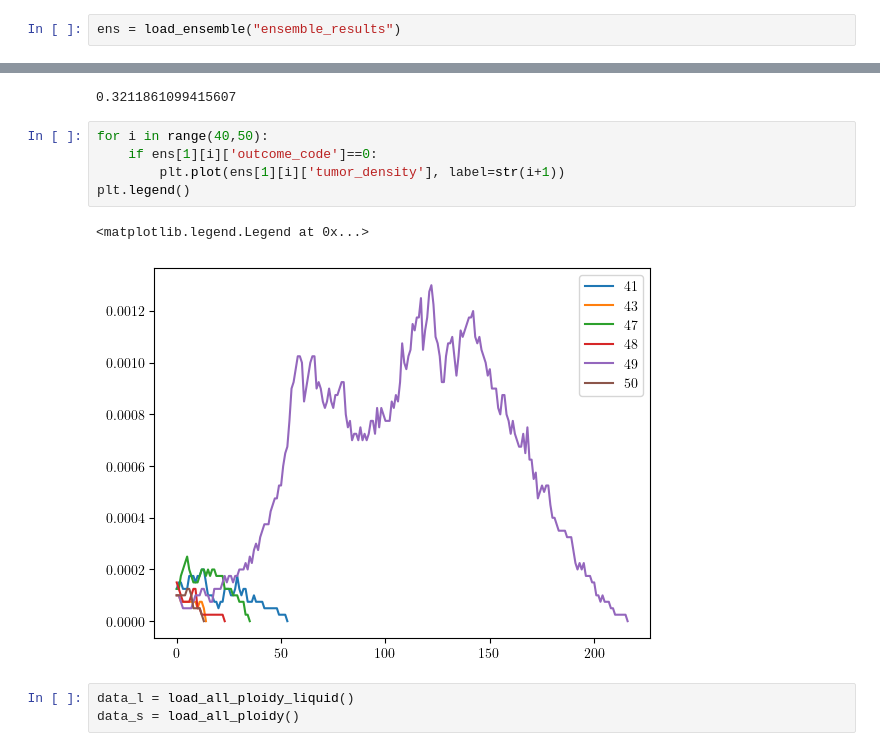
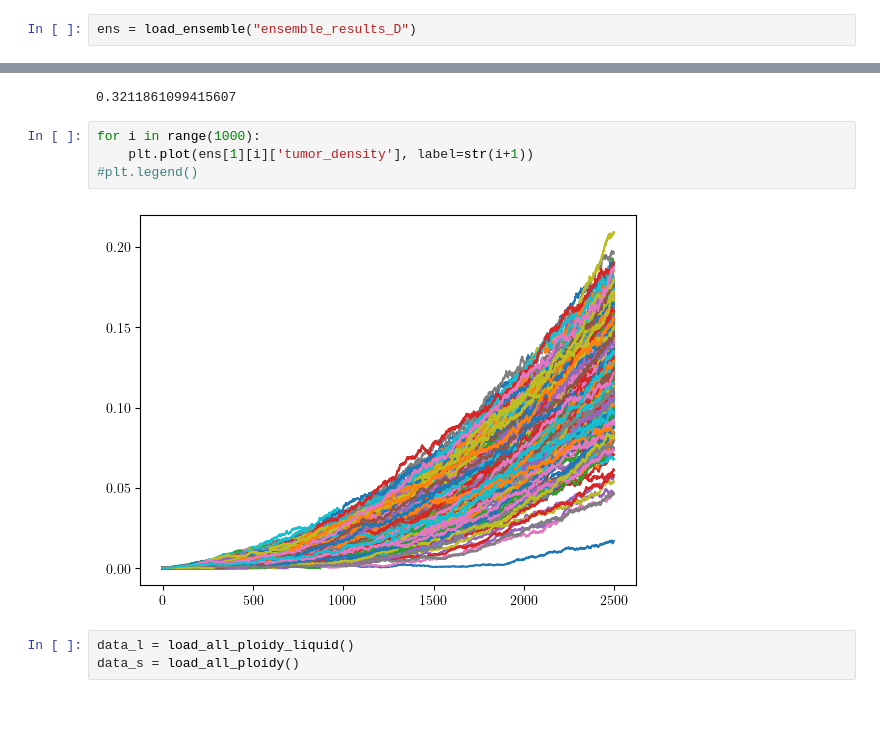
Before and after one commit to francescozambelli/CancerEvo, a Jupyter notebook: notebooks/analysis.ipynb, the cells around one changed output, grey strips where cells are left out. Saved outputs shown, nothing was run; the diff lists cells and outputs as text; blank space fills up the shorter version.

```diff
--- a/notebooks/analysis.ipynb
+++ b/notebooks/analysis.ipynb
@@ -106,7 +106,7 @@ def plot_stats_elementwise(x, ax, label="", color="C0", lw=3, alpha=0.3):
     ax.plot(np.arange(len(means)), means, color=color, lw=lw, label=label)
     ax.fill_between(np.arange(len(means)) ,stds[:,0], stds[:,1], color=color, alpha=alpha)
 # %%
-ens = load_ensemble("ensemble_results")
+ens = load_ensemble("ensemble_results_D")
 # %%
 ens[1][0].keys()
 # %% [output]
@@ -120,13 +120,11 @@ dict_keys(['tumor_density', 'mut_S', 'mut_I', 'r', 'outcome_code', 'mu', 'act_M'
 # %% [output]
 0.3211861099415607
 # %%
-for i in range(40,50):
-    if ens[1][i]['outcome_code']==0:
-        plt.plot(ens[1][i]['tumor_density'], label=str(i+1))
-plt.legend()
+for i in range(1000):
+    plt.plot(ens[1][i]['tumor_density'], label=str(i+1))
+#plt.legend()
 # %% [output]
-<matplotlib.legend.Legend at 0x...>
-[figure, old version]
+[figure, new version]
 # %%
 data_l = load_all_ploidy_liquid()
 data_s = load_all_ploidy()
```
Also changed, not shown: parts of 10 cells of this notebook, 4 other files.
